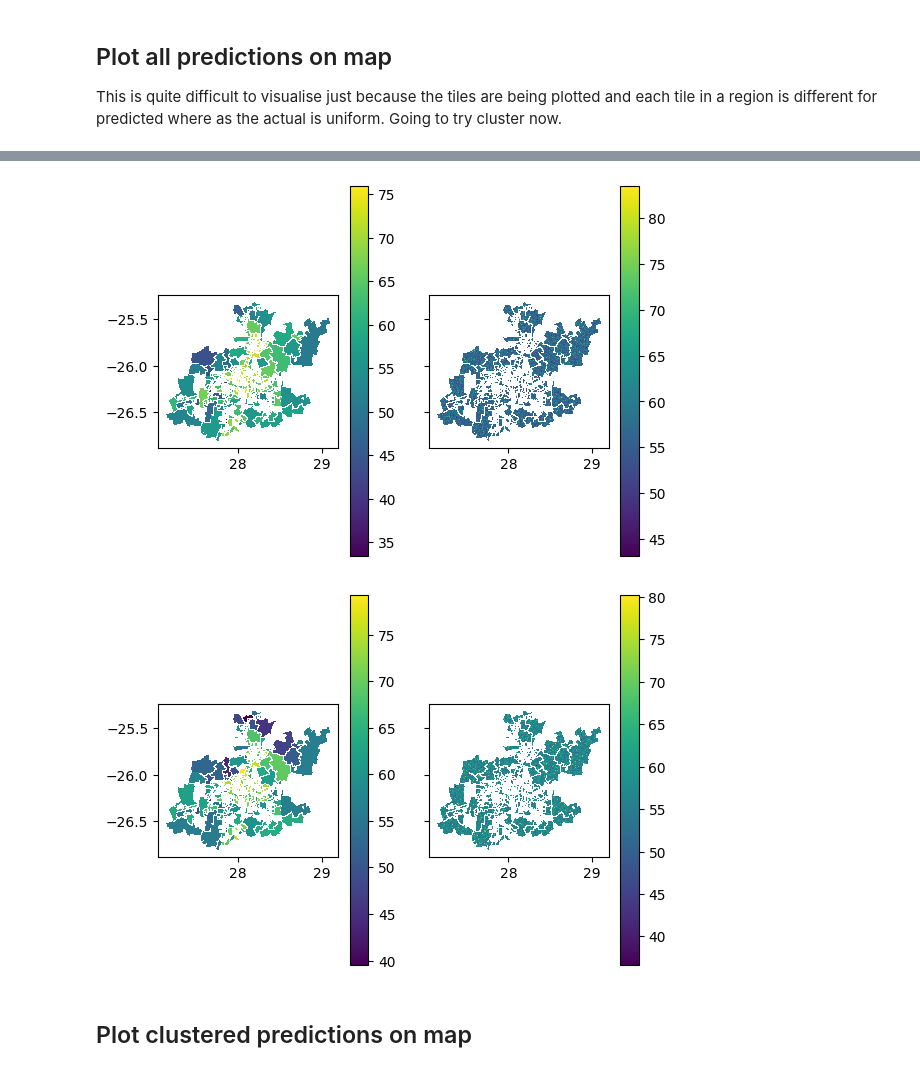
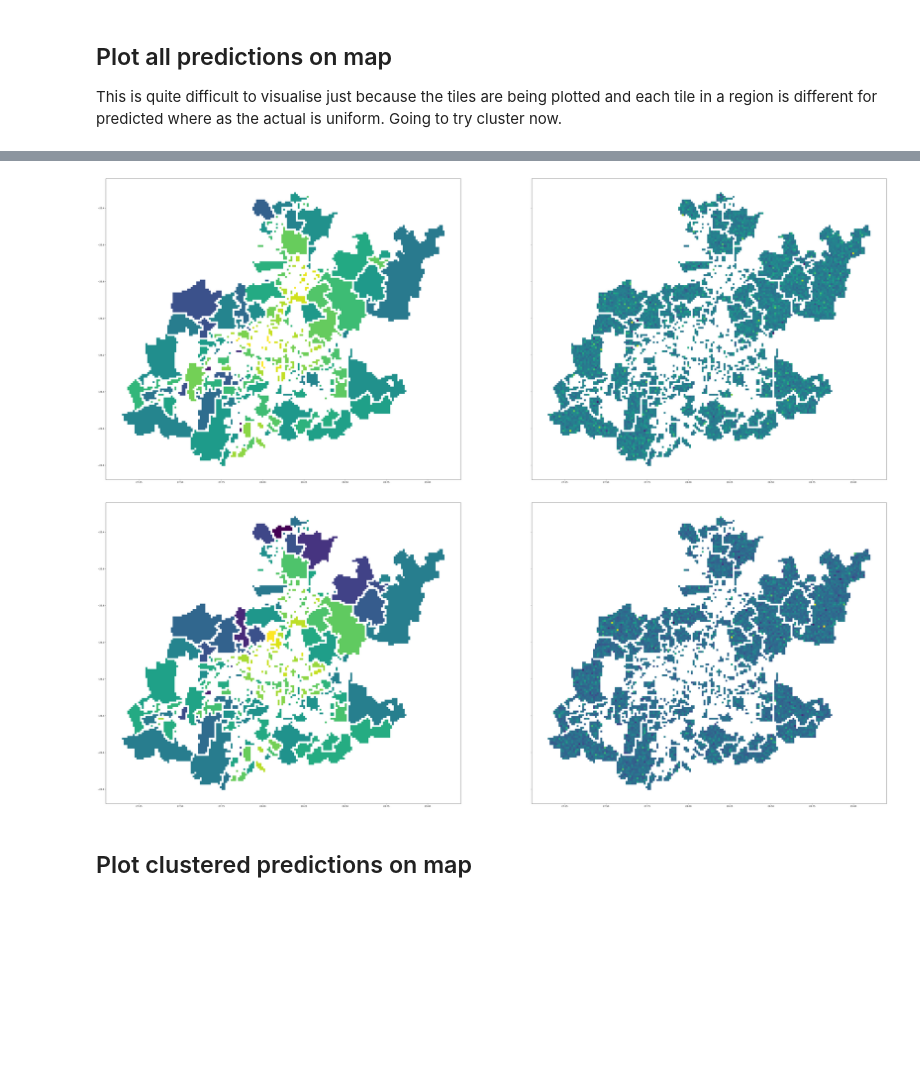
Before and after one commit to Emily-RoseSteyn/measuring-quality-of-life-gauteng, a Jupyter notebook: notebooks/2024-08-19_cluster_and_plot_predictions.ipynb, the cells around one changed output, grey strips where cells are left out. Cells and saved outputs as stored; diff of their text form; code cells hidden in the pictures; blank space fills up the shorter version.

Commit message:
Plotting bigger plots

```diff
--- a/notebooks/2024-08-19_cluster_and_plot_predictions.ipynb
+++ b/notebooks/2024-08-19_cluster_and_plot_predictions.ipynb
@@ -199,20 +199,16 @@ training_data
 # %%
-def map_column_for_year(axis, df: pd.DataFrame, year: str, column: str):
-    df[df["year"] == year].plot(ax=axis, column=column, legend=True)
+def map_actual_predicted_for_year(df: pd.DataFrame, year: str):
+    fig, (ax1, ax2) = plt.subplots(ncols=2, sharex=True, sharey=True, figsize=(64, 64))
+    df[df["year"] == year].plot(ax=ax1, column='actual', figsize=(64, 64))
+    df[df["year"] == year].plot(ax=ax2, column='predicted', figsize=(64, 64))
 # %%
-fig2021, (ax1, ax2) = plt.subplots(ncols=2, sharex=True, sharey=True)
-
-map_column_for_year(ax1, training_data, '2021', 'actual')
-map_column_for_year(ax2, training_data, '2021', 'predicted')
+map_actual_predicted_for_year(training_data, '2021')
 # %% [output]
-[figure, old version]
+[figure, new version]
 # %%
-fig2018, (ax1, ax2) = plt.subplots(ncols=2, sharex=True, sharey=True)
-
-map_column_for_year(ax1, training_data, '2018', 'actual')
-map_column_for_year(ax2, training_data, '2018', 'predicted')
+map_actual_predicted_for_year(training_data, '2018')
 # %% [output]
-[figure, old version]
+[figure, new version]
 # %% [markdown]
 ## Plot clustered predictions on map
 # %%
```
Also changed, not shown: parts of 12 cells of this notebook.
